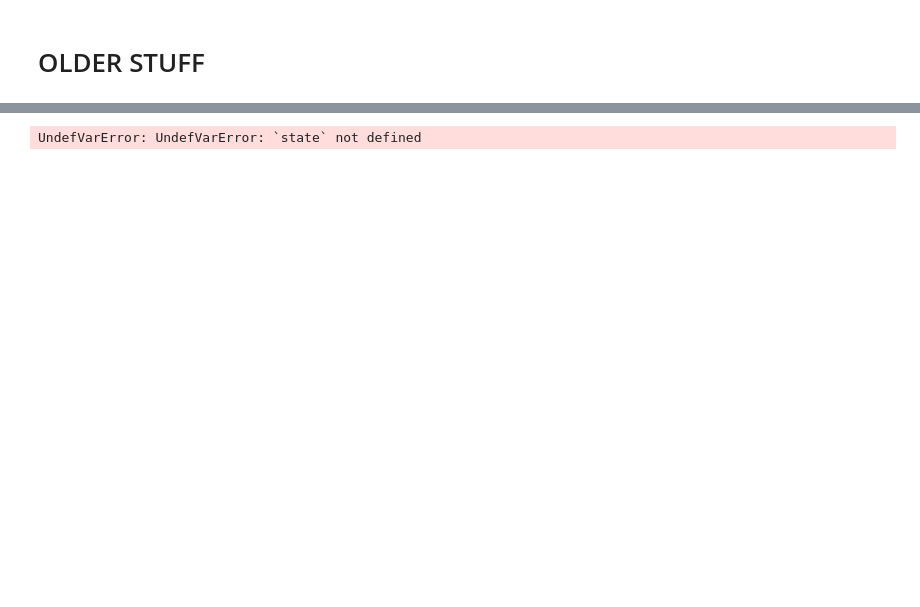
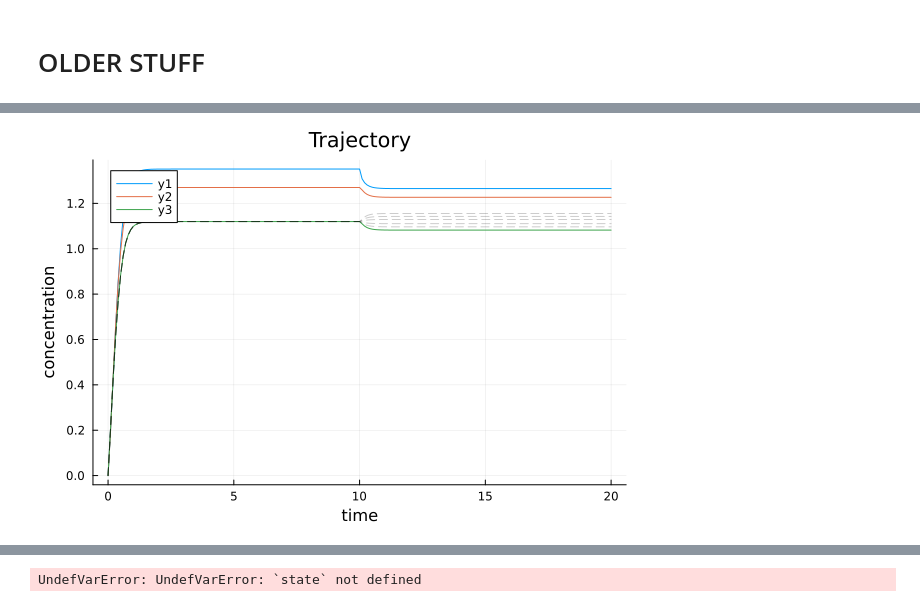
Before and after one commit to redsnic/SynthEvo, a Jupyter notebook: notebooks/test_EVO.ipynb, the cells around one changed output, grey strips where cells are left out. Drawn from its saved outputs; the diff is of its cells as text; code cells hidden in the pictures; blank space fills up the shorter version.

```diff
--- a/notebooks/test_EVO.ipynb
+++ b/notebooks/test_EVO.ipynb
@@ -174,2 +164,6 @@ plot!()
+# %%
+SynthEvo.quick_trajectory_plot(C, state.pool[opt_index], 1, vcat(perturbation_list), t0, t1, 3)
+# %% [output]
+[figure, added]
 # %%
 # zoom on reaction 3
```
Also changed, not shown: parts of 26 cells of this notebook, 7 other files.
